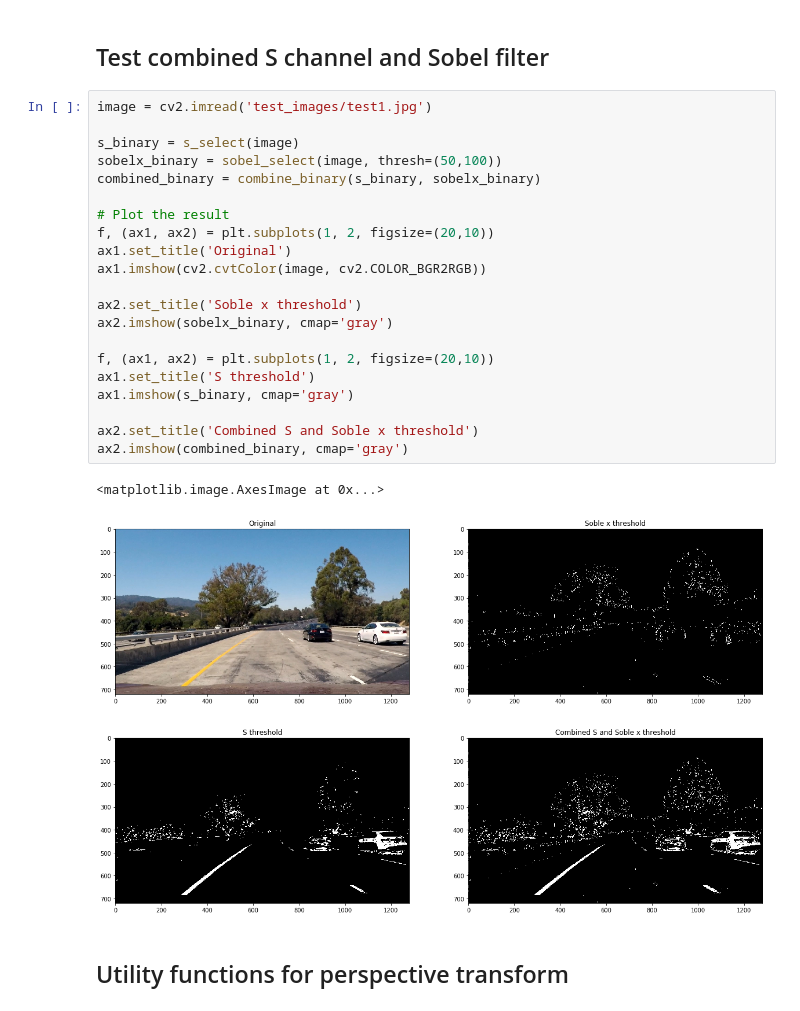
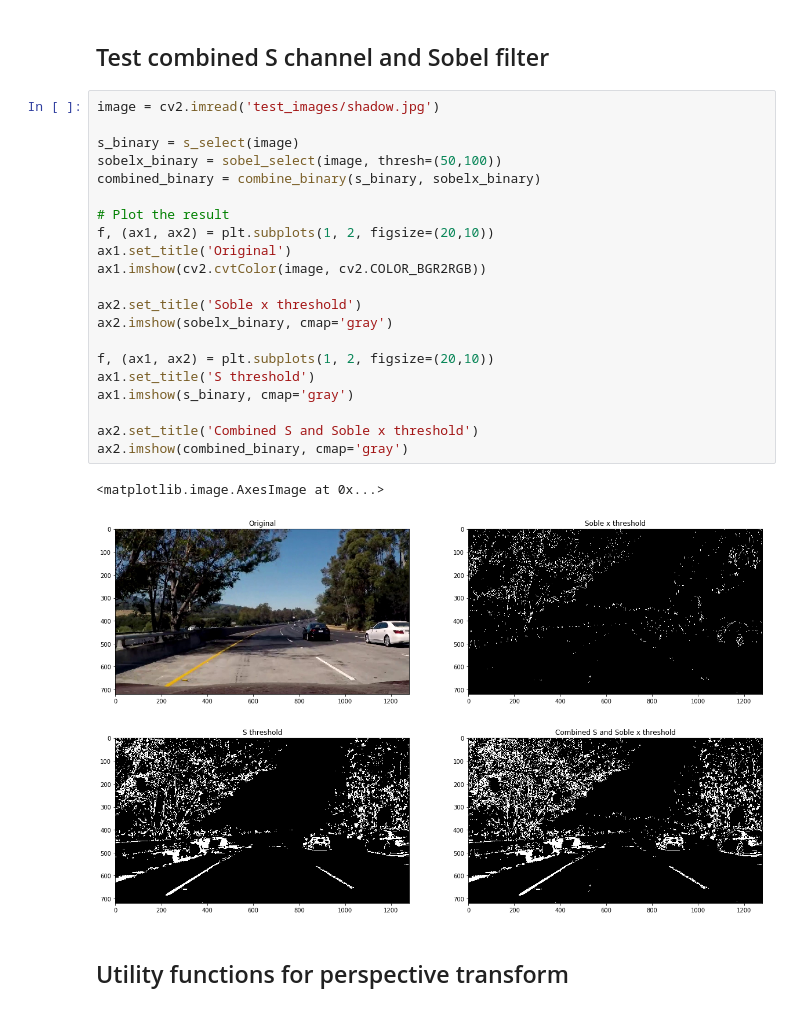
Before and after one commit to lubert/CarND-Advanced-Lane-Lines, a Jupyter notebook: Advanced Lane Detection.ipynb, the cells around one changed output. Cells and saved outputs as stored; diff of their text form.

```diff
--- a/Advanced Lane Detection.ipynb
+++ b/Advanced Lane Detection.ipynb
@@ -105,30 +105,30 @@ def combine_binary(a, b):
 # %% [markdown]
 ## Test combined S channel and Sobel filter
 # %%
-image = cv2.imread('test_images/test1.jpg')
+image = cv2.imread('test_images/shadow.jpg')
 
 s_binary = s_select(image)
 sobelx_binary = sobel_select(image, thresh=(50,100))
 combined_binary = combine_binary(s_binary, sobelx_binary)
 
 # Plot the result
 f, (ax1, ax2) = plt.subplots(1, 2, figsize=(20,10))
 ax1.set_title('Original')
 ax1.imshow(cv2.cvtColor(image, cv2.COLOR_BGR2RGB))
 
 ax2.set_title('Soble x threshold')
 ax2.imshow(sobelx_binary, cmap='gray')
 
 f, (ax1, ax2) = plt.subplots(1, 2, figsize=(20,10))
 ax1.set_title('S threshold')
 ax1.imshow(s_binary, cmap='gray')
 
 ax2.set_title('Combined S and Soble x threshold')
 ax2.imshow(combined_binary, cmap='gray')
 # %% [output]
 <matplotlib.image.AxesImage at 0x...>
-[figure, old version]
+[figure, new version]
-[figure, old version]
+[figure, new version]
 # %% [markdown]
 ## Utility functions for perspective transform
 # %%
```
Also changed, not shown: parts of 12 cells of this notebook.
